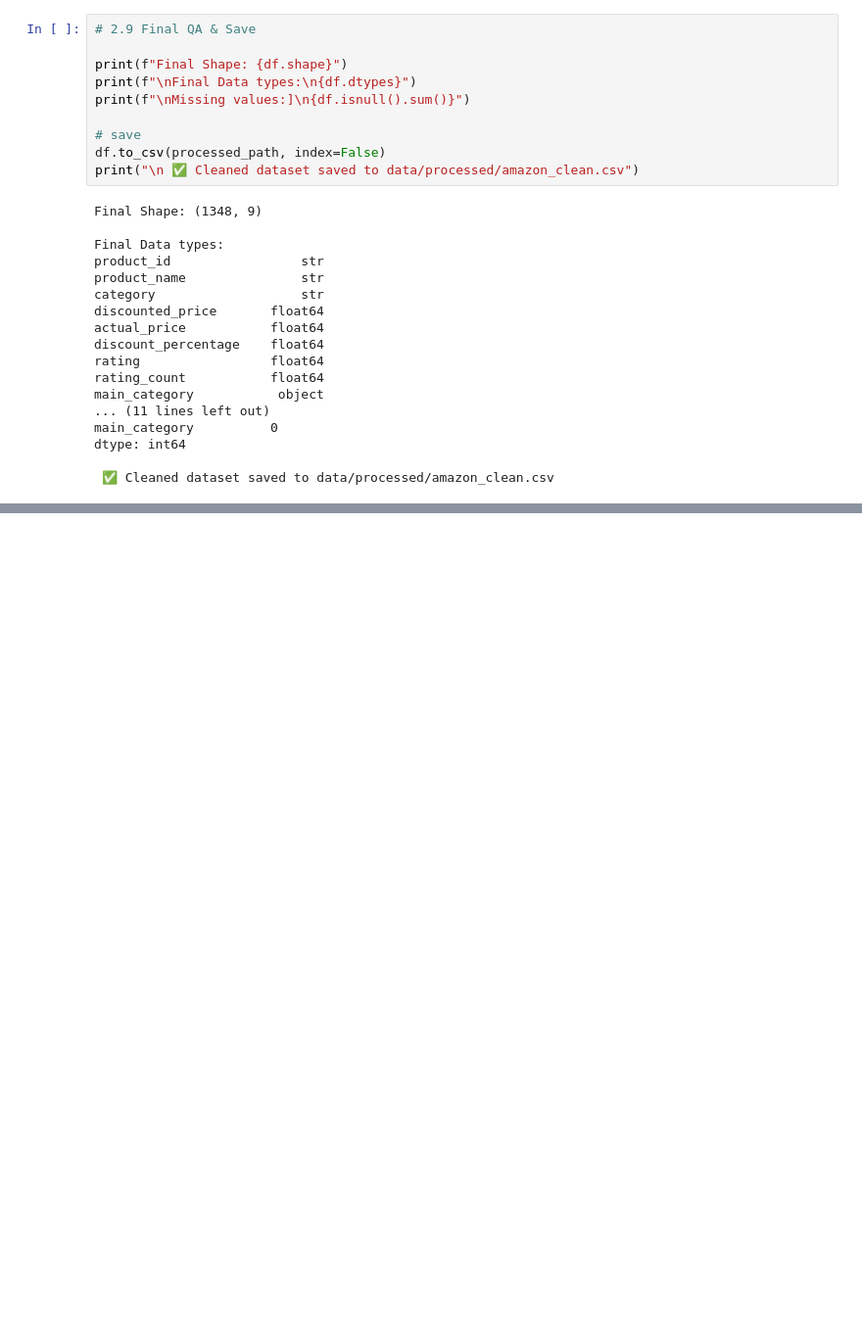
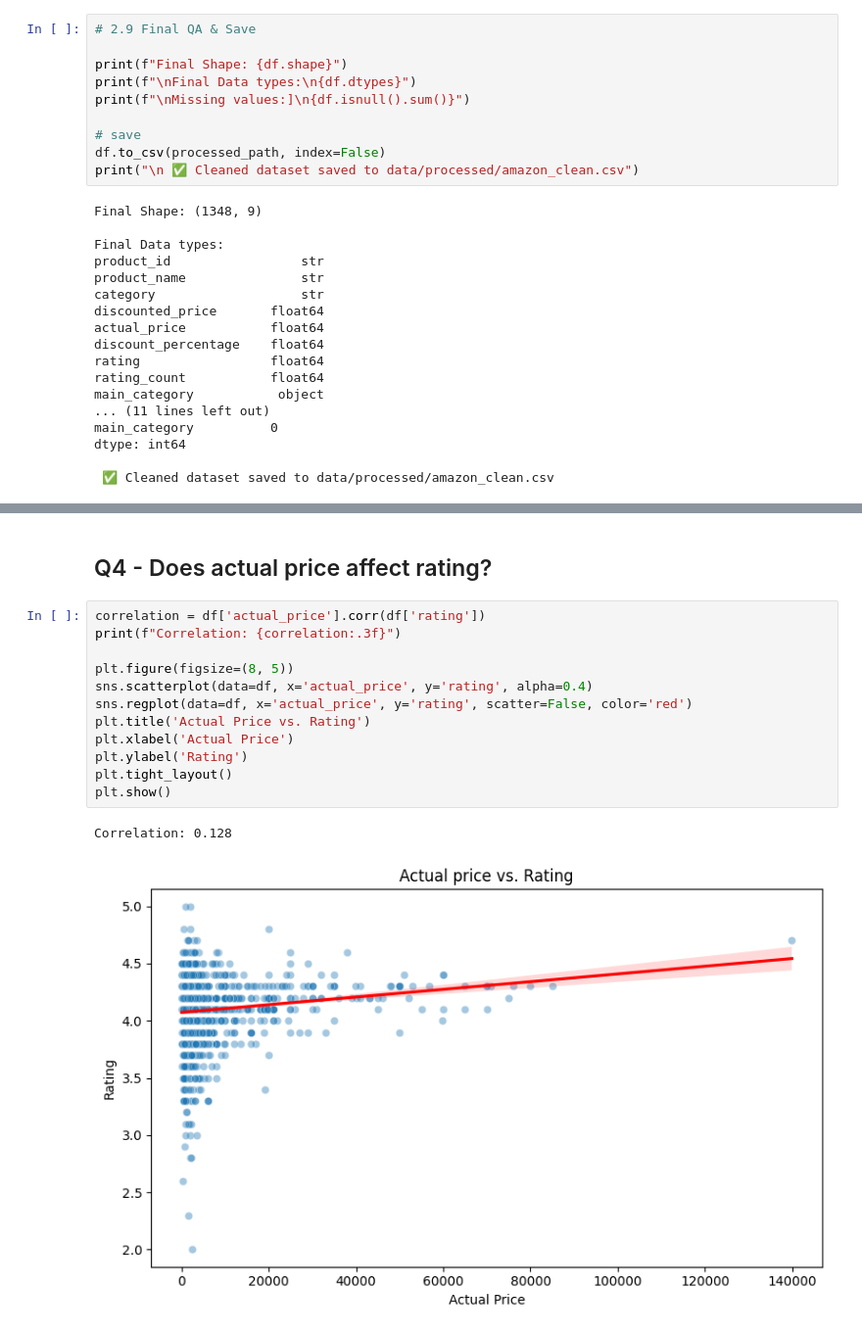
Before and after one commit to jack2000-dev/amazon-data-analysis, a Jupyter notebook: main.ipynb, the cells around one changed output, grey strips where cells are left out. Shown at 98% size. Saved outputs shown, nothing was run; the diff lists cells and outputs as text; blank space fills up the shorter version.

```diff
--- a/main.ipynb
+++ b/main.ipynb
@@ -341,0 +415,17 @@ dtype: int64
+# %% [markdown]
+## Q4 - Does actual price affect rating?
+# %%
+correlation = df['actual_price'].corr(df['rating'])
+print(f"Correlation: {correlation:.3f}")
+
+plt.figure(figsize=(8, 5))
+sns.scatterplot(data=df, x='actual_price', y='rating', alpha=0.4)
+sns.regplot(data=df, x='actual_price', y='rating', scatter=False, color='red')
+plt.title('Actual Price vs. Rating')
+plt.xlabel('Actual Price')
+plt.ylabel('Rating')
+plt.tight_layout()
+plt.show()
+# %% [output]
+Correlation: 0.128
+[figure, added]
```
Also changed, not shown: parts of 22 cells of this notebook.
